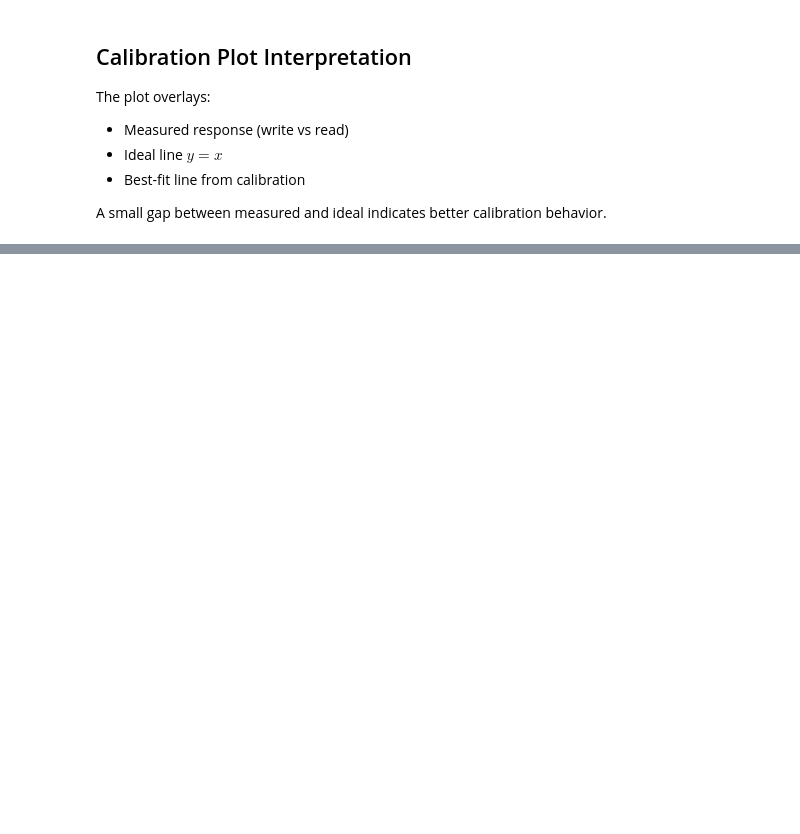
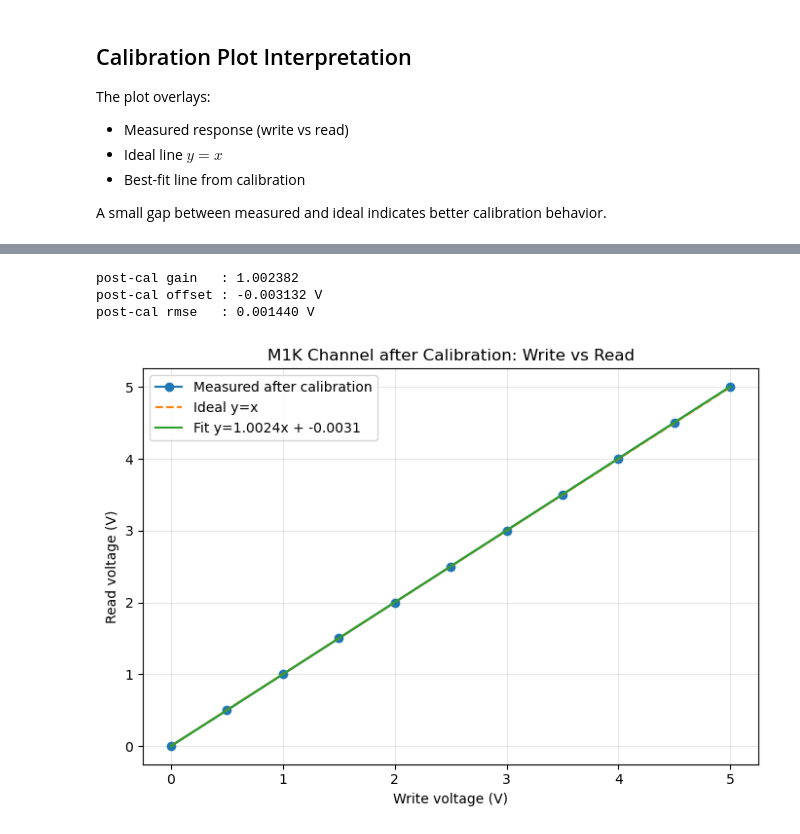
Before and after one commit to AshwinPrasanthHariharan/m1k_ss, a Jupyter notebook: smu_control.ipynb, the cells around one changed output, grey strips where cells are left out. Drawn from its saved outputs; the diff is of its cells as text; code cells hidden in the pictures; blank space fills up the shorter version.

```diff
--- a/smu_control.ipynb
+++ b/smu_control.ipynb
@@ -123,0 +135,29 @@ plt.show()
+# %%
+write_v_cal, read_v_cal = calibrate_write_read(ch_a)
+write_v_cal = np.asarray(write_v_cal, dtype=float)
+read_v_cal = np.asarray(read_v_cal, dtype=float)
+
+gain_cal, offset_cal = np.polyfit(write_v_cal, read_v_cal, 1)
+fit_v_cal = gain_cal * write_v_cal + offset_cal
+rmse_cal = float(np.sqrt(np.mean((read_v_cal - fit_v_cal) ** 2)))
+
+print(f"post-cal gain   : {gain_cal:.6f}")
+print(f"post-cal offset : {offset_cal:.6f} V")
+print(f"post-cal rmse   : {rmse_cal:.6f} V")
+
+plt.figure(figsize=(7, 5))
+plt.plot(write_v_cal, read_v_cal, "o-", label="Measured after calibration")
+plt.plot(write_v_cal, write_v_cal, "--", label="Ideal y=x")
+plt.plot(write_v_cal, fit_v_cal, label=f"Fit y={gain_cal:.4f}x + {offset_cal:.4f}")
+plt.xlabel("Write voltage (V)")
+plt.ylabel("Read voltage (V)")
+plt.title("M1K Channel after Calibration: Write vs Read")
+plt.grid(True, alpha=0.3)
+plt.legend()
+plt.tight_layout()
+plt.show()
+# %% [output]
+post-cal gain   : 1.002382
+post-cal offset : -0.003132 V
+post-cal rmse   : 0.001440 V
+[figure, added]
```
Also changed, not shown: parts of 10 cells of this notebook, 6 other files.
